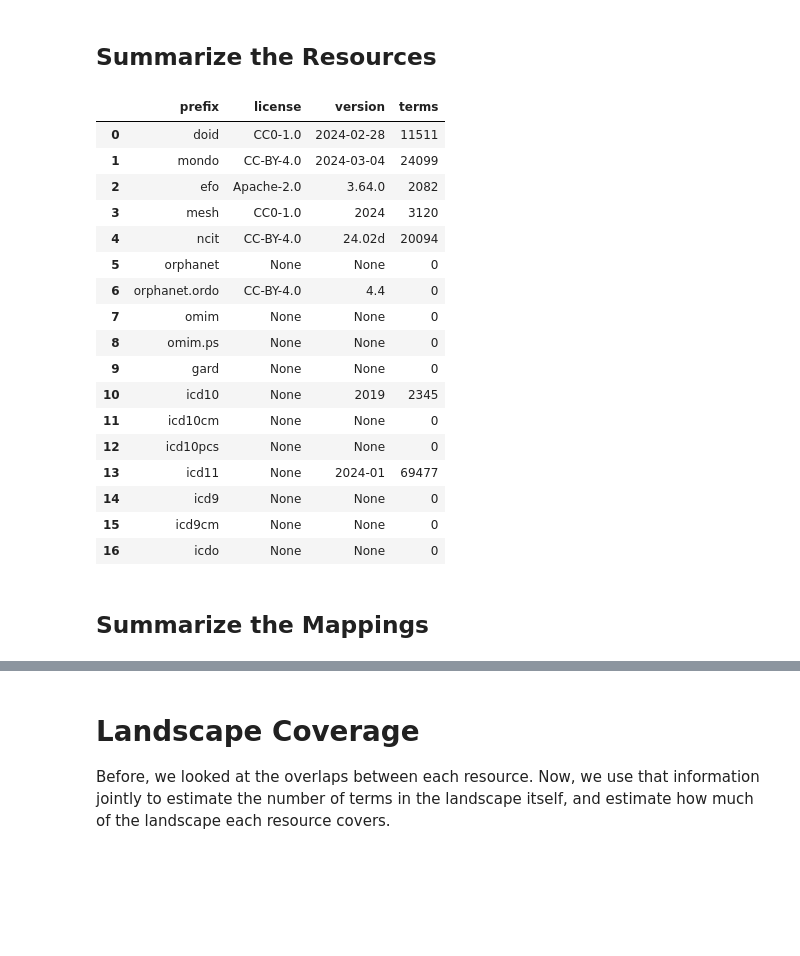
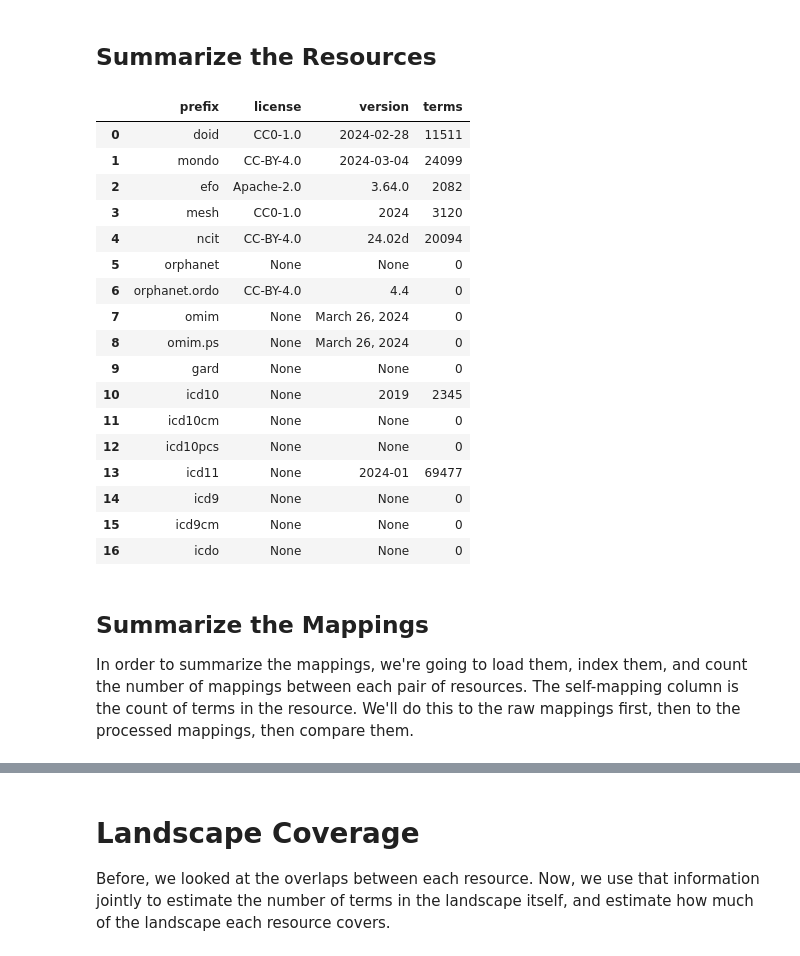
Before and after one commit to biopragmatics/semra, a Jupyter notebook: scripts/Disease Landscape Comparison.ipynb, the cells around one changed output, grey strips where cells are left out. Saved outputs shown, nothing was run; the diff lists cells and outputs as text; code cells hidden in the pictures; blank space fills up the shorter version.

```diff
--- a/scripts/Disease Landscape Comparison.ipynb
+++ b/scripts/Disease Landscape Comparison.ipynb
@@ -37,42 +45,21 @@ subsets = {
     "ncit": ["ncit:C2991"],
 }
 
-terms = {}
-for prefix in CONFIGURATION.priority:
-    id_name_mapping = pyobo.get_id_name_mapping(prefix)
-    subset = {
-        descendant
-        for parent_curie in subsets.get(prefix, [])
-        for descendant in pyobo.get_descendants(parent_curie) or []
-    }
-    if subset:
-        terms[prefix] = {k: v for k, v in id_name_mapping.items() if f"{prefix}:{k}" in subset}
-    else:
-        terms[prefix] = id_name_mapping
+terms = get_terms(CONFIGURATION.priority, subsets)
 # %%
-no_versions = {"icd9", "icd10cm", "icd10pcs", "icd9cm", "icdo", "gard", "omim", "orphanet", "omim.ps"}
-summary_rows = [
-    (
-        prefix,
-        bioregistry.get_license(prefix),
-        bioversions.get_version(prefix) if prefix not in no_versions else None,
-        len(terms.get(prefix, [])),
-    )
-    for prefix in CONFIGURATION.priority
-]
-summary_df = pd.DataFrame(summary_rows, columns=["prefix", "license", "version", "terms"])
+summary_df = get_summary_df(priority=CONFIGURATION.priority, terms=terms)
 summary_df
 # %% [output]
 |  | prefix | license | version | terms |
 | 0 | doid | CC0-1.0 | 2024-02-28 | 11511 |
 | 1 | mondo | CC-BY-4.0 | 2024-03-04 | 24099 |
 | 2 | efo | Apache-2.0 | 3.64.0 | 2082 |
 | 3 | mesh | CC0-1.0 | 2024 | 3120 |
 | 4 | ncit | CC-BY-4.0 | 24.02d | 20094 |
 | 5 | orphanet | None | None | 0 |
 | 6 | orphanet.ordo | CC-BY-4.0 | 4.4 | 0 |
-| 7 | omim | None | None | 0 |
-| 8 | omim.ps | None | None | 0 |
+| 7 | omim | None | March 26, 2024 | 0 |
+| 8 | omim.ps | None | March 26, 2024 | 0 |
 | 9 | gard | None | None | 0 |
 | 10 | icd10 | None | 2019 | 2345 |
 | 11 | icd10cm | None | None | 0 |
@@ -83,3 +70,5 @@ summary_df
 | 16 | icdo | None | None | 0 |
 # %% [markdown]
 ## Summarize the Mappings
+
+In order to summarize the mappings, we're going to load them, index them, and count the number of mappings between each pair of resources. The self-mapping column is the count of terms in the resource. We'll do this to the raw mappings first, then to the processed mappings, then compare them.
```
Also changed, not shown: parts of 22 cells of this notebook, 6 other files.
